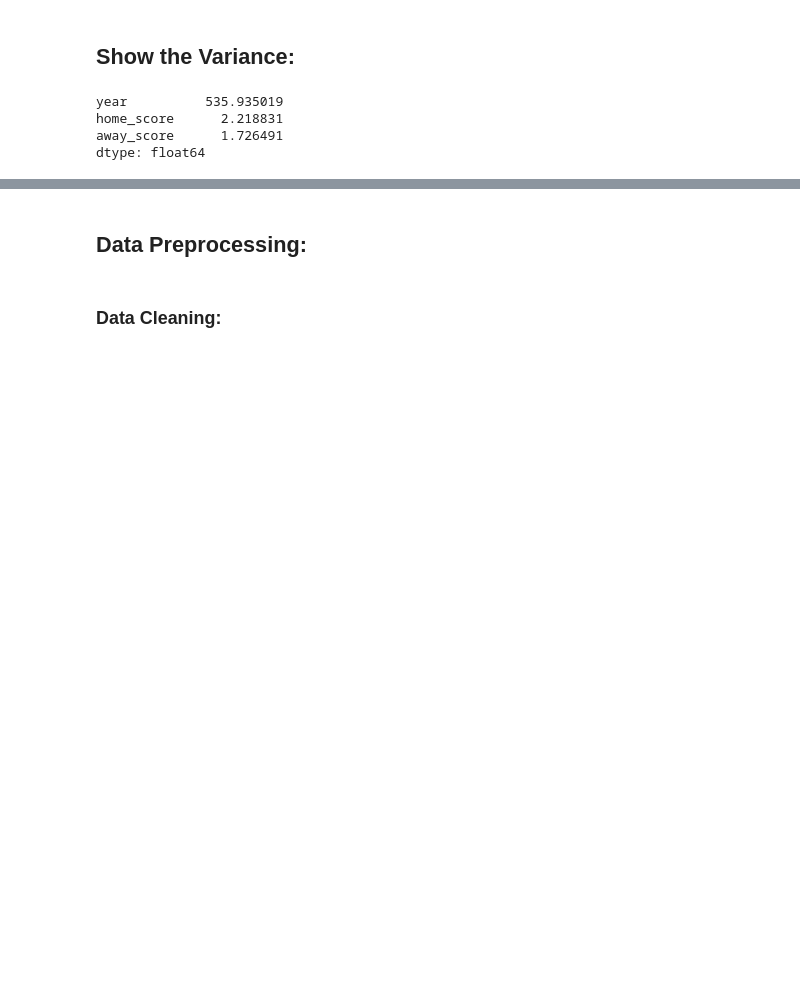
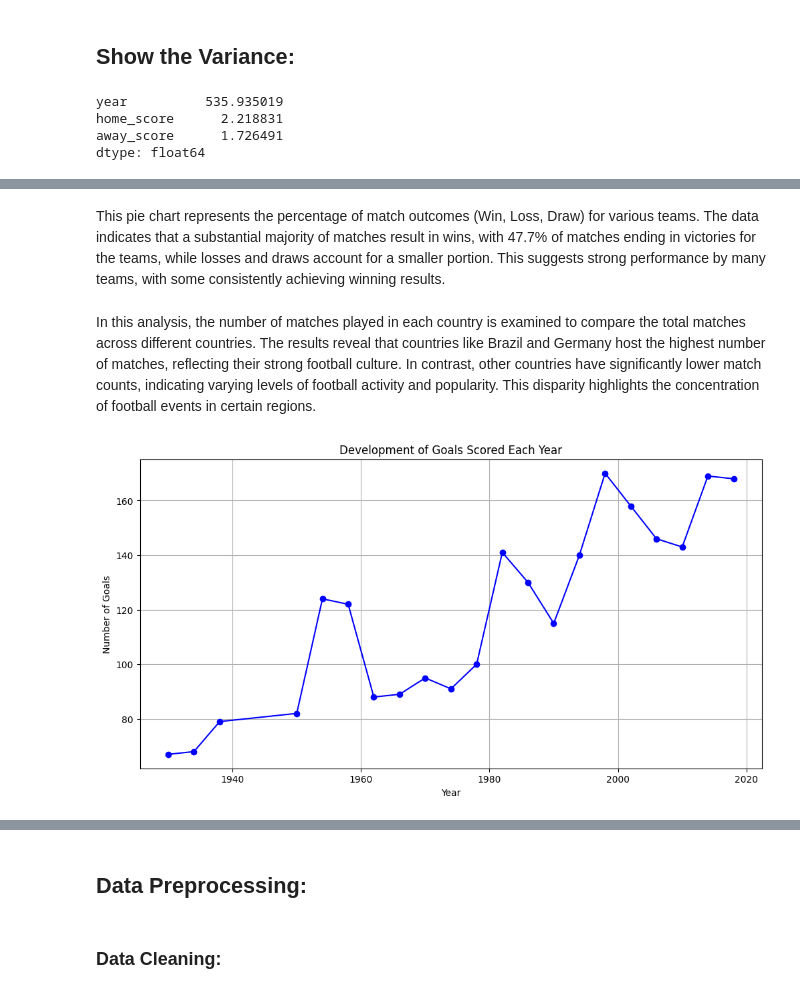
Before and after one commit to Aljwharah9/IT-326, a Jupyter notebook: Phase1&2.ipynb, the cells around one changed output, grey strips where cells are left out. Drawn from its saved outputs; the diff is of its cells as text; code cells hidden in the pictures; blank space fills up the shorter version.

```diff
--- a/Phase1&2.ipynb
+++ b/Phase1&2.ipynb
@@ -123,0 +156,17 @@ dtype: float64
+# %% [markdown]
+This pie chart represents the percentage of match outcomes (Win, Loss, Draw) for various teams. The data indicates that a substantial majority of matches result in wins, with 47.7% of matches ending in victories for the teams, while losses and draws account for a smaller portion. This suggests strong performance by many teams, with some consistently achieving winning results.
+# %% [markdown]
+In this analysis, the number of matches played in each country is examined to compare the total matches across different countries. The results reveal that countries like Brazil and Germany host the highest number of matches, reflecting their strong football culture. In contrast, other countries have significantly lower match counts, indicating varying levels of football activity and popularity. This disparity highlights the concentration of football events in certain regions.
+# %%
+# Count the goals scored each year
+goals_per_year = data.groupby('year').agg({'home_score': 'sum', 'away_score': 'sum'}).sum(axis=1)
+
+# Plot the chart
+goals_per_year.plot(kind='line', figsize=(12, 6), marker='o', color='blue')
+plt.title('Development of Goals Scored Each Year')
+plt.xlabel('Year')
+plt.ylabel('Number of Goals')
+plt.grid()
+plt.show()
+# %% [output]
+[figure, added]
```
Also changed, not shown: parts of 23 cells of this notebook.
